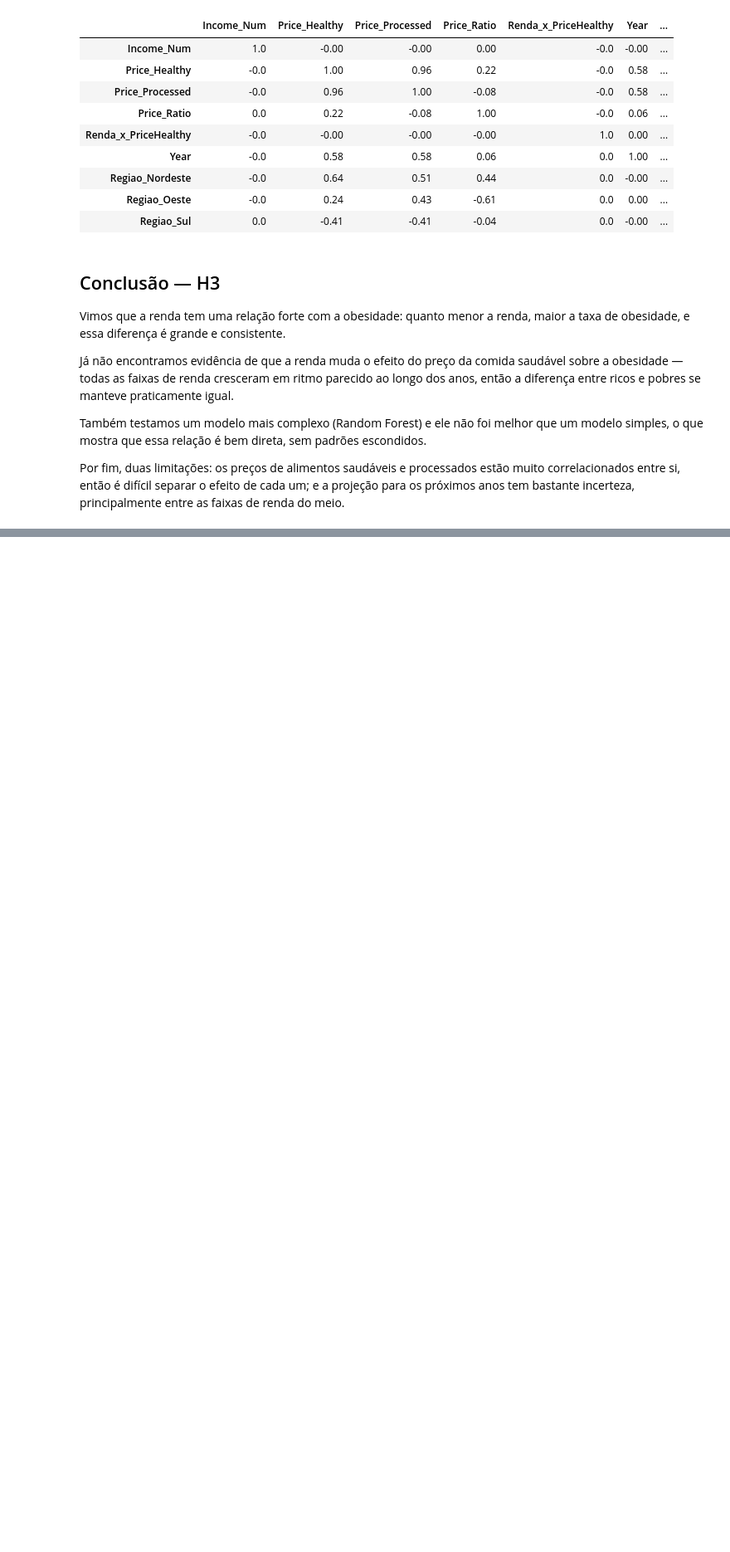
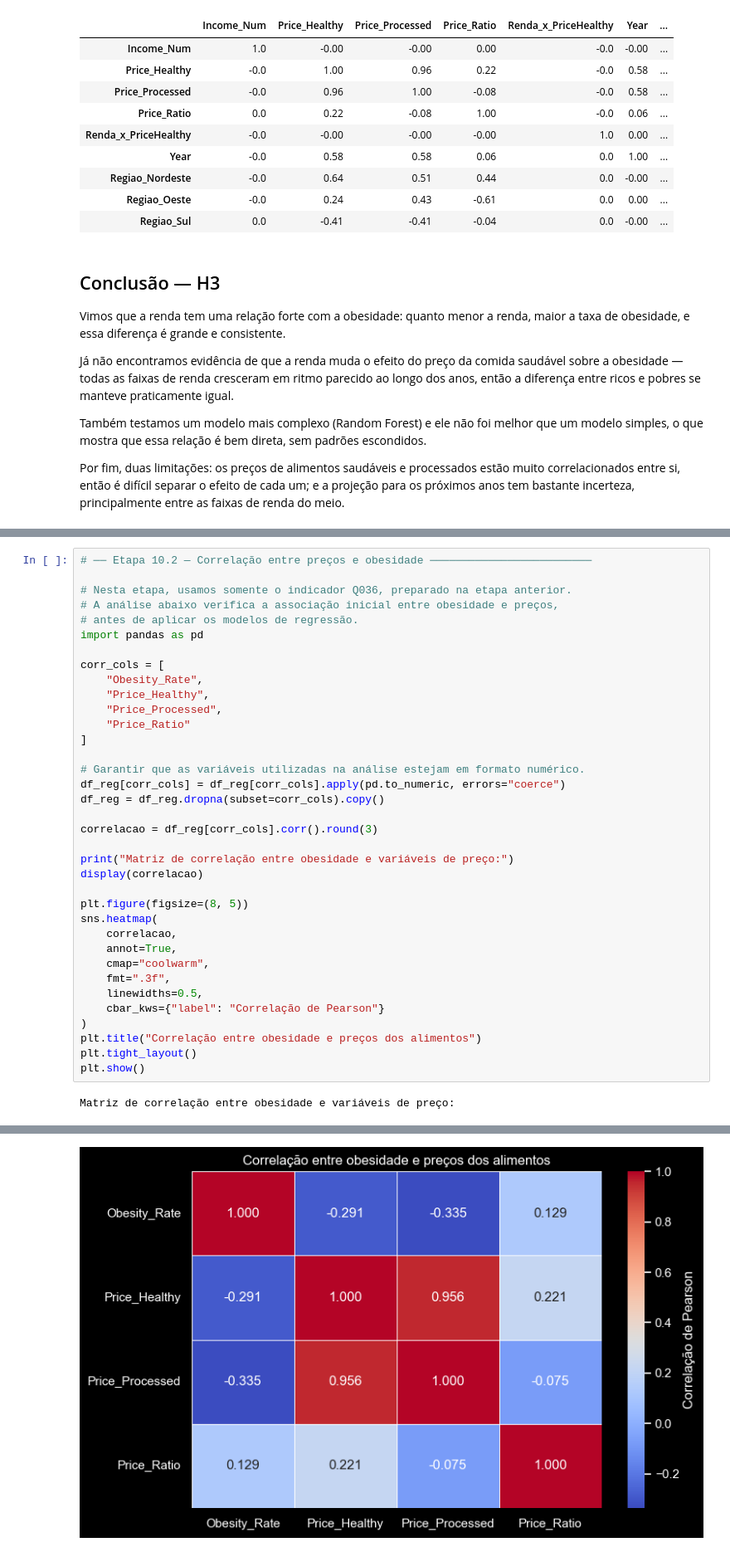
Before and after one commit to KaikyLima/food-price-obesity-analysis, a Jupyter notebook: note.ipynb, the cells around one changed output, grey strips where cells are left out. Shown at 83% size. Saved outputs shown, nothing was run; the diff lists cells and outputs as text; blank space fills up the shorter version.

Commit message:
Análise preço alimento X obesidade

```diff
--- a/note.ipynb
+++ b/note.ipynb
@@ -417,0 +469,38 @@ Por fim, duas limitações: os preços de alimentos saudáveis e processados est
+# %%
+# ── Etapa 10.2 — Correlação entre preços e obesidade ─────────────────────────
+
+# Nesta etapa, usamos somente o indicador Q036, preparado na etapa anterior.
+# A análise abaixo verifica a associação inicial entre obesidade e preços,
+# antes de aplicar os modelos de regressão.
+import pandas as pd
+
+corr_cols = [
+    "Obesity_Rate",
+    "Price_Healthy",
+    "Price_Processed",
+    "Price_Ratio"
+]
+
+# Garantir que as variáveis utilizadas na análise estejam em formato numérico.
+df_reg[corr_cols] = df_reg[corr_cols].apply(pd.to_numeric, errors="coerce")
+df_reg = df_reg.dropna(subset=corr_cols).copy()
+
+correlacao = df_reg[corr_cols].corr().round(3)
+
+print("Matriz de correlação entre obesidade e variáveis de preço:")
+display(correlacao)
+
+plt.figure(figsize=(8, 5))
+sns.heatmap(
+    correlacao,
+    annot=True,
+    cmap="coolwarm",
+    fmt=".3f",
+    linewidths=0.5,
+    cbar_kws={"label": "Correlação de Pearson"}
+)
+plt.title("Correlação entre obesidade e preços dos alimentos")
+plt.tight_layout()
+plt.show()
+# %% [output]
+Matriz de correlação entre obesidade e variáveis de preço:
@@ -417,0 +512 @@ Por fim, duas limitações: os preços de alimentos saudáveis e processados est
+[figure, added]
```
Also changed, not shown: parts of 20 cells of this notebook, 2 other files.
